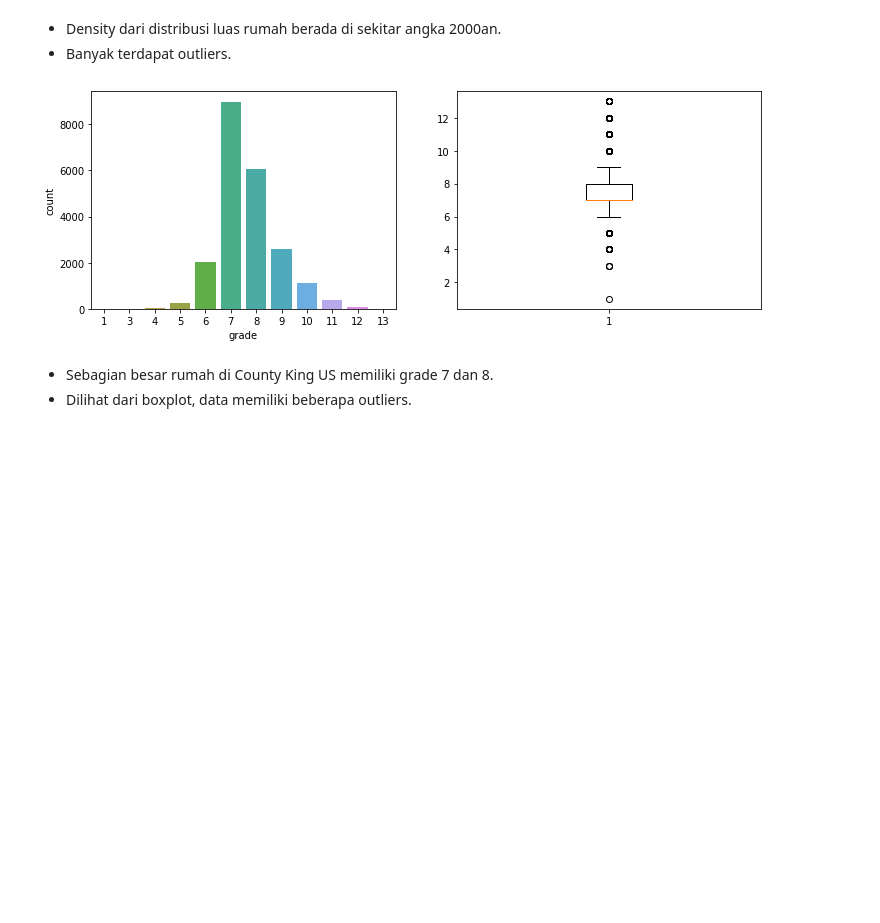
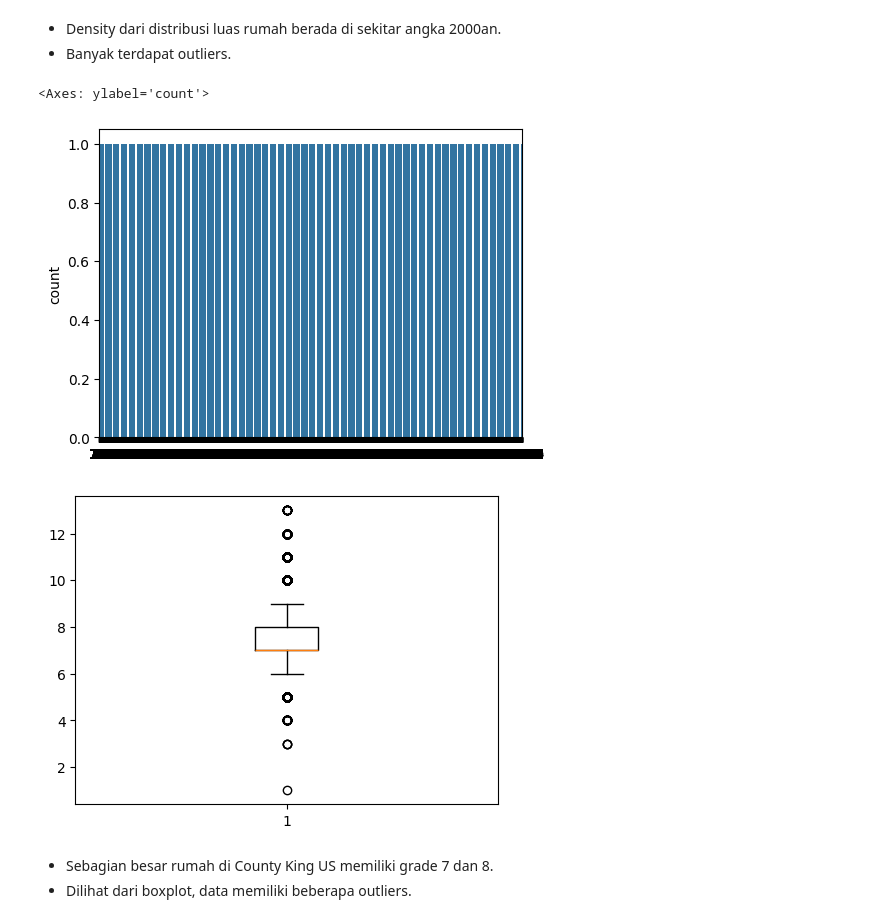
Before and after one commit to Nilapine/Machine-Learning, a Jupyter notebook: Multivariate-Linear-Regression-master/Multivariate Linear Regression.ipynb, the cells around one changed output. Cells and saved outputs as stored; diff of their text form; code cells hidden in the pictures; blank space fills up the shorter version.

```diff
--- a/Multivariate-Linear-Regression-master/Multivariate Linear Regression.ipynb
+++ b/Multivariate-Linear-Regression-master/Multivariate Linear Regression.ipynb
@@ -173,19 +171,26 @@ plt.show()
 # %% [markdown]
 - Density dari distribusi luas rumah berada di sekitar angka 2000an.
 - Banyak terdapat outliers.
+# %%
+#Univariate analysis grade
+#Melihat distribusi dari grade
+f = plt.figure(figsize=(12,4))
+
+f.add_subplot(1,2,1)
+sns.countplot(df['grade'])
+# %% [output]
+<Axes: ylabel='count'>
+[figure, added]
 # %%
 #Univariate analysis grade
 #Melihat distribusi dari grade
 f = plt.figure(figsize=(12,4))
 
-f.add_subplot(1,2,1)
-sns.countplot(df['grade'])
-
 f.add_subplot(1,2,2)
 plt.boxplot(df['grade'])
 plt.show()
 # %% [output]
-[figure, old version]
+[figure, new version]
 # %% [markdown]
 - Sebagian besar rumah di County King US memiliki grade 7 dan 8.
 - Dilihat dari boxplot, data memiliki beberapa outliers.
```
Also changed, not shown: parts of 10 cells of this notebook.
